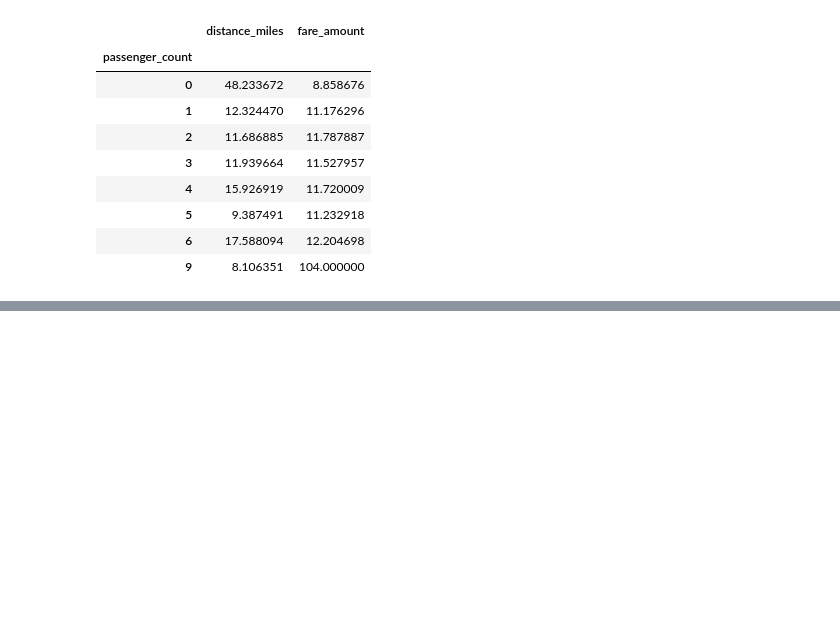
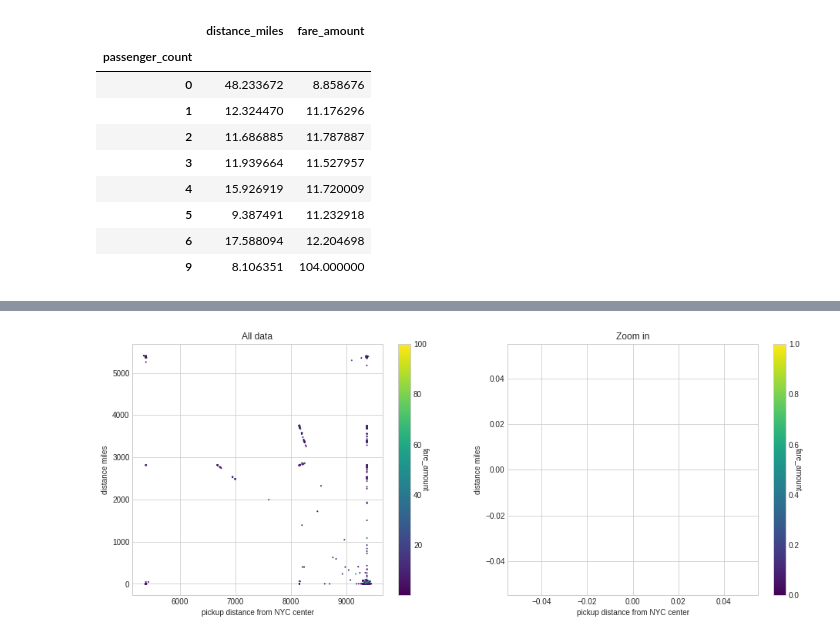
Before and after one commit to TheAnig/nyc-taxi-fare-prediction, a Jupyter notebook: exploratory-analysis.ipynb, the cells around one changed output, grey strips where cells are left out. Cells and saved outputs as stored; diff of their text form; code cells hidden in the pictures; blank space fills up the shorter version.

```diff
--- a/exploratory-analysis.ipynb
+++ b/exploratory-analysis.ipynb
@@ -139,0 +186,2 @@ df_train.groupby('passenger_count')['distance_miles', 'fare_amount'].mean()
+# %%
+df_train['distance_to_center'] = hav_distance(-74.0063889, 40.7141667, df_train.pickup_latitude, df_train.pickup_longitude)
@@ -139,0 +200,20 @@ df_train.groupby('passenger_count')['distance_miles', 'fare_amount'].mean()
+# %%
+fig, axs = plt.subplots(1, 2, figsize=(16,6))
+im = axs[0].scatter(df_train.distance_to_center, df_train.distance_miles, c=np.clip(df_train.fare_amount, 0, 100),
+                     cmap='viridis', alpha=1.0, s=1)
+axs[0].set_xlabel('pickup distance from NYC center')
+axs[0].set_ylabel('distance miles')
+axs[0].set_title('All data')
+cbar = fig.colorbar(im, ax=axs[0])
+cbar.ax.set_ylabel('fare_amount', rotation=270)
+
+idx = (df_train.distance_to_center < 15) & (df_train.distance_miles < 35)
+im = axs[1].scatter(df_train[idx].distance_to_center, df_train[idx].distance_miles,
+                     c=np.clip(df_train[idx].fare_amount, 0, 100), cmap='viridis', alpha=1.0, s=1)
+axs[1].set_xlabel('pickup distance from NYC center')
+axs[1].set_ylabel('distance miles')
+axs[1].set_title('Zoom in')
+cbar = fig.colorbar(im, ax=axs[1])
+cbar.ax.set_ylabel('fare_amount', rotation=270);
+# %% [output]
+[figure, added]
```
Also changed, not shown: parts of 10 cells of this notebook.
